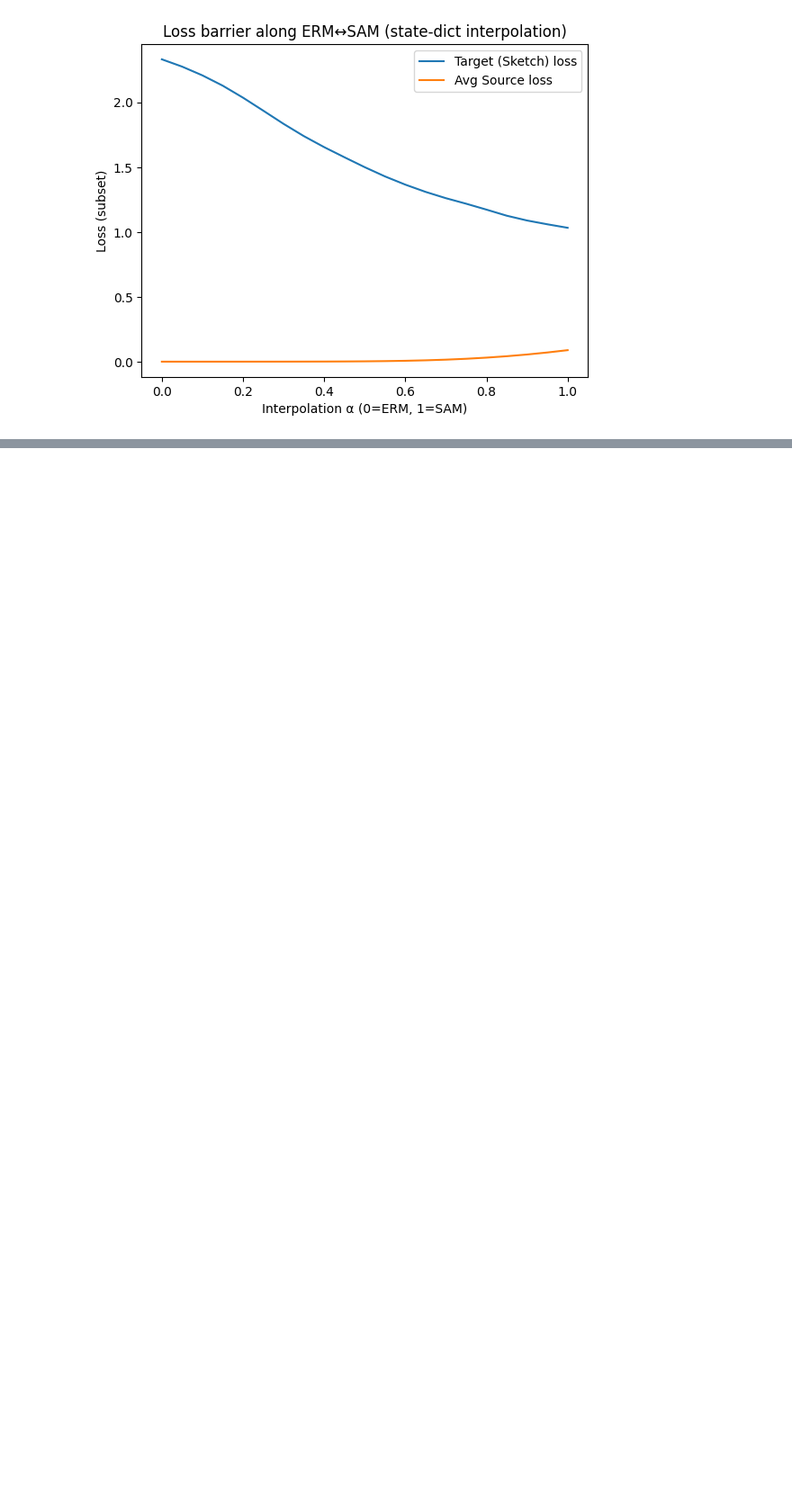
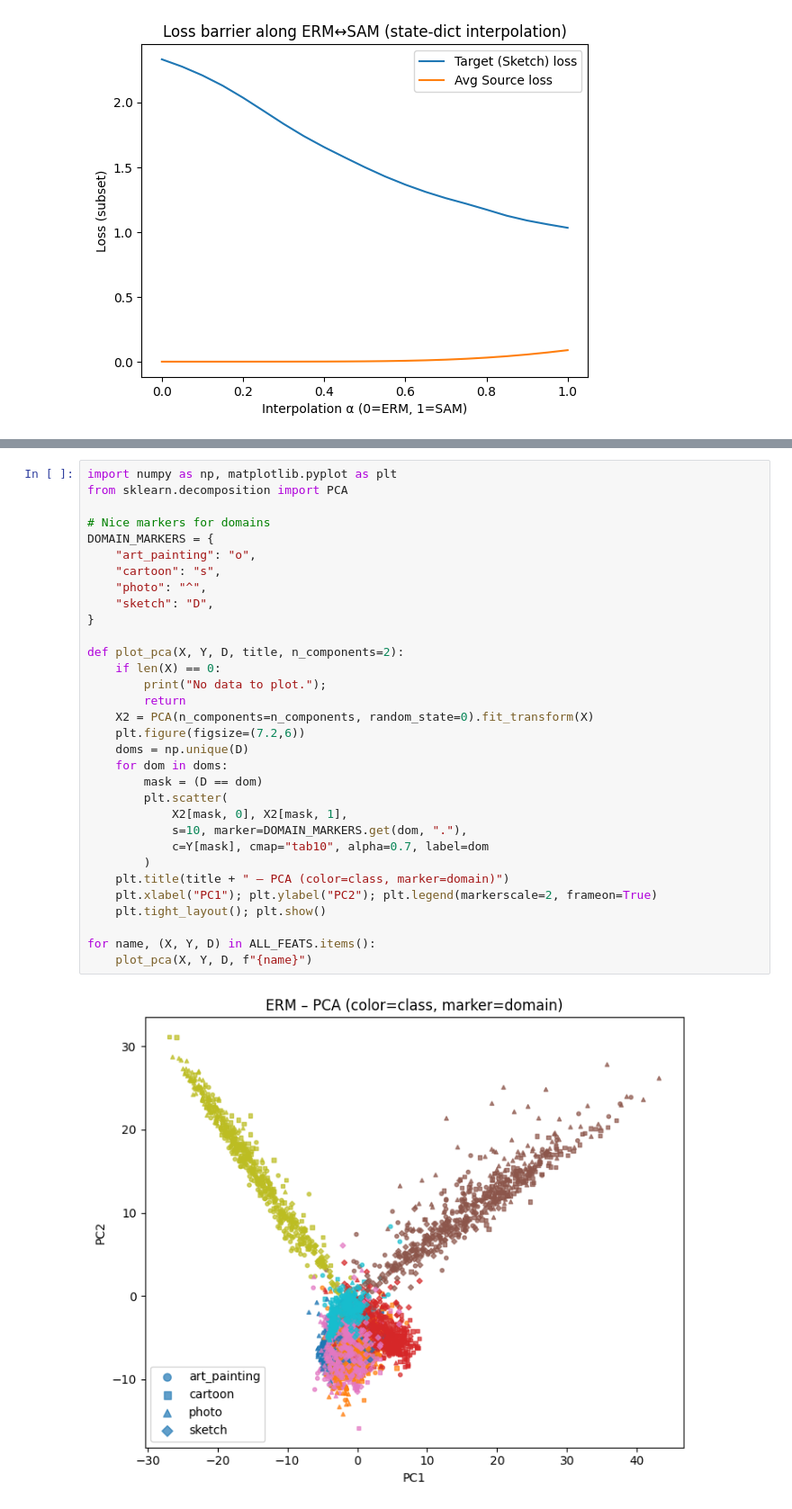
Before and after one commit to tk1475/ATML-PA2, a Jupyter notebook: Task2/Task2.ipynb, the cells around one changed output, grey strips where cells are left out. Shown at 90% size. Cells and saved outputs as stored; diff of their text form; blank space fills up the shorter version.

Commit message:
plots

```diff
--- a/Task2/Task2.ipynb
+++ b/Task2/Task2.ipynb
@@ -1406,0 +1508,34 @@ plt.legend(); plt.show()
+# %%
+import numpy as np, matplotlib.pyplot as plt
+from sklearn.decomposition import PCA
+
+# Nice markers for domains
+DOMAIN_MARKERS = {
+    "art_painting": "o",
+    "cartoon": "s",
+    "photo": "^",
+    "sketch": "D",
+}
+
+def plot_pca(X, Y, D, title, n_components=2):
+    if len(X) == 0:
+        print("No data to plot.");
+        return
+    X2 = PCA(n_components=n_components, random_state=0).fit_transform(X)
+    plt.figure(figsize=(7.2,6))
+    doms = np.unique(D)
+    for dom in doms:
+        mask = (D == dom)
+        plt.scatter(
+            X2[mask, 0], X2[mask, 1],
+            s=10, marker=DOMAIN_MARKERS.get(dom, "."),
+            c=Y[mask], cmap="tab10", alpha=0.7, label=dom
+        )
+    plt.title(title + " – PCA (color=class, marker=domain)")
+    plt.xlabel("PC1"); plt.ylabel("PC2"); plt.legend(markerscale=2, frameon=True)
+    plt.tight_layout(); plt.show()
+
+for name, (X, Y, D) in ALL_FEATS.items():
+    plot_pca(X, Y, D, f"{name}")
+# %% [output]
+[figure, added]
```
Also changed, not shown: parts of 6 cells of this notebook.
